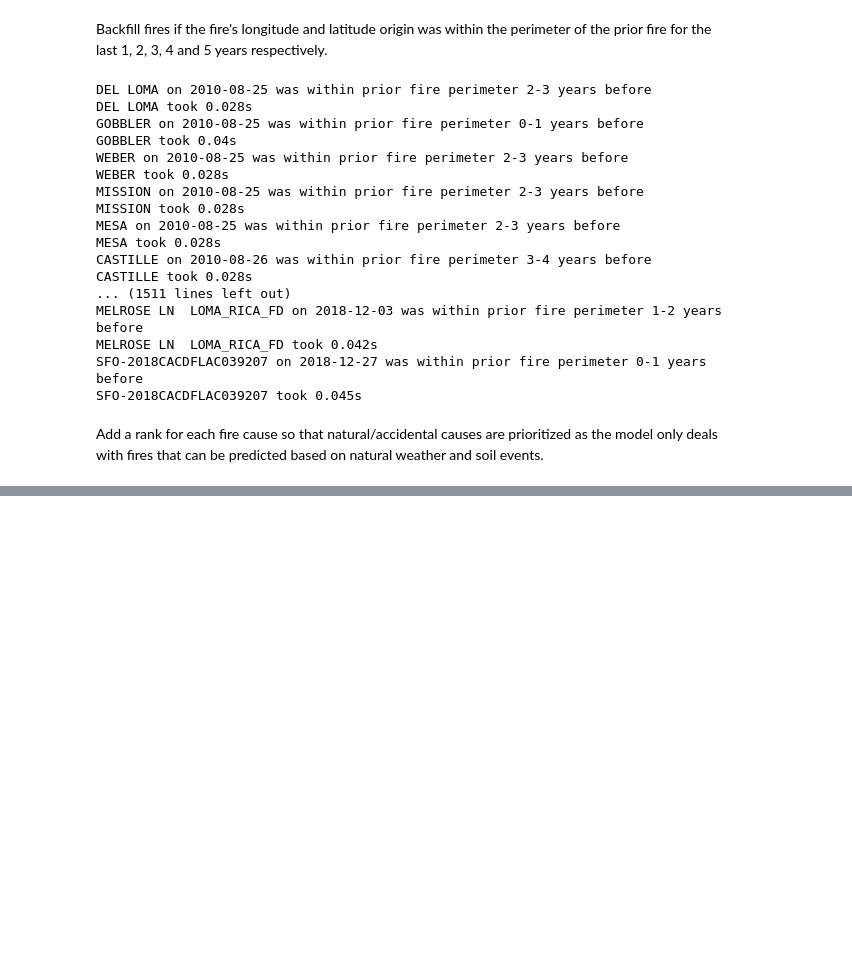
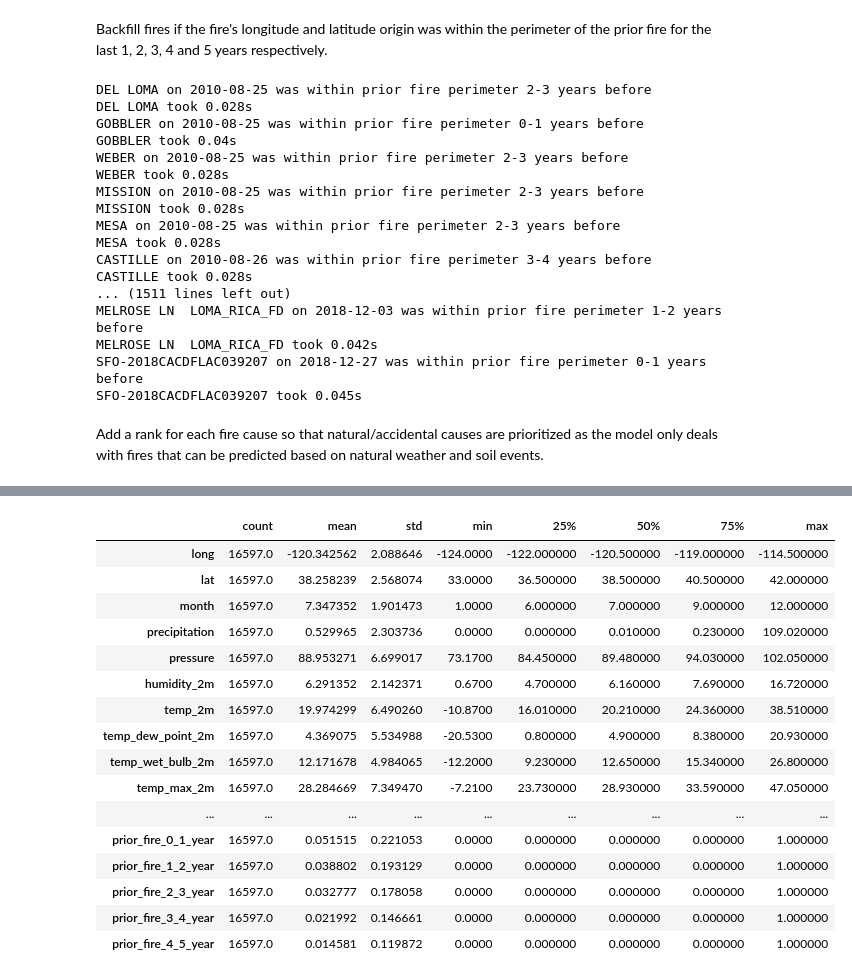
Before and after one commit to eerichmond/ml-wildfire-prediction, a Jupyter notebook: 1_data_wrangling.ipynb, the cells around one changed output, grey strips where cells are left out. Saved outputs shown, nothing was run; the diff lists cells and outputs as text; code cells hidden in the pictures; blank space fills up the shorter version.

```diff
--- a/1_data_wrangling.ipynb
+++ b/1_data_wrangling.ipynb
@@ -1041,0 +1137,97 @@ conn.close()
+# %%
+conn = sqlite3.connect('/Users/eerichmo/Documents/fires.sqlite')
+cur = conn.cursor()
+
+df_yes_fire = pd.read_sql_query("""
+select
+	weather_geo.long,
+	weather_geo.lat,
+	weather_geo.month,
+	weather_geo.date,
+	weather_geo.precipitation,
+	weather_geo.pressure,
+	weather_geo.humidity_2m,
+	weather_geo.temp_2m,
+	weather_geo.temp_dew_point_2m,
+	weather_geo.temp_wet_bulb_2m,
+	weather_geo.temp_max_2m,
+	weather_geo.temp_min_2m,
+	weather_geo.temp_range_2m,
+	weather_geo.temp_0m,
+	weather_geo.wind_10m,
+	weather_geo.wind_max_10m,
+	weather_geo.wind_min_10m,
+	weather_geo.wind_range_10m,
+	weather_geo.wind_50m,
+	weather_geo.wind_max_50m,
+	weather_geo.wind_min_50m,
+	weather_geo.wind_range_50m,
+	weather_geo.drought_score,
+	soil.elevation,
+	soil.slope_005,
+	soil.slope_005_02,
+	soil.slope_02_05,
+	soil.slope_05_10,
+	soil.slope_10_15,
+	soil.slope_15_30,
+	soil.slope_30_45,
+	soil.slope_45,
+	soil.aspect_north,
+	soil.aspect_east,
+	soil.aspect_south,
+	soil.aspect_west,
+	soil.aspect_unknown,
+	soil.water_land,
+	soil.barren_land,
+	soil.urban_land,
+	soil.grass_land,
+	soil.forest_land,
+	soil.partial_cultivated_land,
+	soil.irrigated_land,
+	soil.cultivated_land,
+	soil.nutrient,
+	soil.nutrient_retention,
+	soil.rooting,
+	soil.oxygen,
+	soil.excess_salts,
+	soil.toxicity,
+	soil.workablity,
+	fires_rollup.prior_fire_0_1_year,
+	fires_rollup.prior_fire_1_2_year,
+	fires_rollup.prior_fire_2_3_year,
+	fires_rollup.prior_fire_3_4_year,
+	fires_rollup.prior_fire_4_5_year,
+  fires_rollup.fire_size_class
+from weather_geo
+inner join soil
+  on soil.fips = weather_geo.fips
+inner join fires_rollup
+  on fires_rollup.date = weather_geo.date
+  and fires_rollup.long = weather_geo.long
+  and fires_rollup.lat = weather_geo.lat
+	and fires_rollup.cause in ('Other causes', 'Natural', 'Power', 'Recreation')
+""", conn)
+
+conn.close()
+
+df_yes_fire['date'] = df_yes_fire['date'].astype('datetime64[ns]')
+
+df_yes_fire.describe().transpose()
+# %% [output]
+|  | count | mean | std | min | 25% | 50% | 75% | max |
+| long | 16597.0 | -120.342562 | 2.088646 | -124.0000 | -122.000000 | -120.500000 | -119.000000 | -114.500000 |
+| lat | 16597.0 | 38.258239 | 2.568074 | 33.0000 | 36.500000 | 38.500000 | 40.500000 | 42.000000 |
+| month | 16597.0 | 7.347352 | 1.901473 | 1.0000 | 6.000000 | 7.000000 | 9.000000 | 12.000000 |
+| precipitation | 16597.0 | 0.529965 | 2.303736 | 0.0000 | 0.000000 | 0.010000 | 0.230000 | 109.020000 |
+| pressure | 16597.0 | 88.953271 | 6.699017 | 73.1700 | 84.450000 | 89.480000 | 94.030000 | 102.050000 |
+| humidity_2m | 16597.0 | 6.291352 | 2.142371 | 0.6700 | 4.700000 | 6.160000 | 7.690000 | 16.720000 |
+| temp_2m | 16597.0 | 19.974299 | 6.490260 | -10.8700 | 16.010000 | 20.210000 | 24.360000 | 38.510000 |
+| temp_dew_point_2m | 16597.0 | 4.369075 | 5.534988 | -20.5300 | 0.800000 | 4.900000 | 8.380000 | 20.930000 |
+| temp_wet_bulb_2m | 16597.0 | 12.171678 | 4.984065 | -12.2000 | 9.230000 | 12.650000 | 15.340000 | 26.800000 |
+| temp_max_2m | 16597.0 | 28.284669 | 7.349470 | -7.2100 | 23.730000 | 28.930000 | 33.590000 | 47.050000 |
+| ... | ... | ... | ... | ... | ... | ... | ... | ... |
+| prior_fire_0_1_year | 16597.0 | 0.051515 | 0.221053 | 0.0000 | 0.000000 | 0.000000 | 0.000000 | 1.000000 |
+| prior_fire_1_2_year | 16597.0 | 0.038802 | 0.193129 | 0.0000 | 0.000000 | 0.000000 | 0.000000 | 1.000000 |
+| prior_fire_2_3_year | 16597.0 | 0.032777 | 0.178058 | 0.0000 | 0.000000 | 0.000000 | 0.000000 | 1.000000 |
+| prior_fire_3_4_year | 16597.0 | 0.021992 | 0.146661 | 0.0000 | 0.000000 | 0.000000 | 0.000000 | 1.000000 |
+| prior_fire_4_5_year | 16597.0 | 0.014581 | 0.119872 | 0.0000 | 0.000000 | 0.000000 | 0.000000 | 1.000000 |
```
Also changed, not shown: parts of 6 cells of this notebook, 2 other files.
